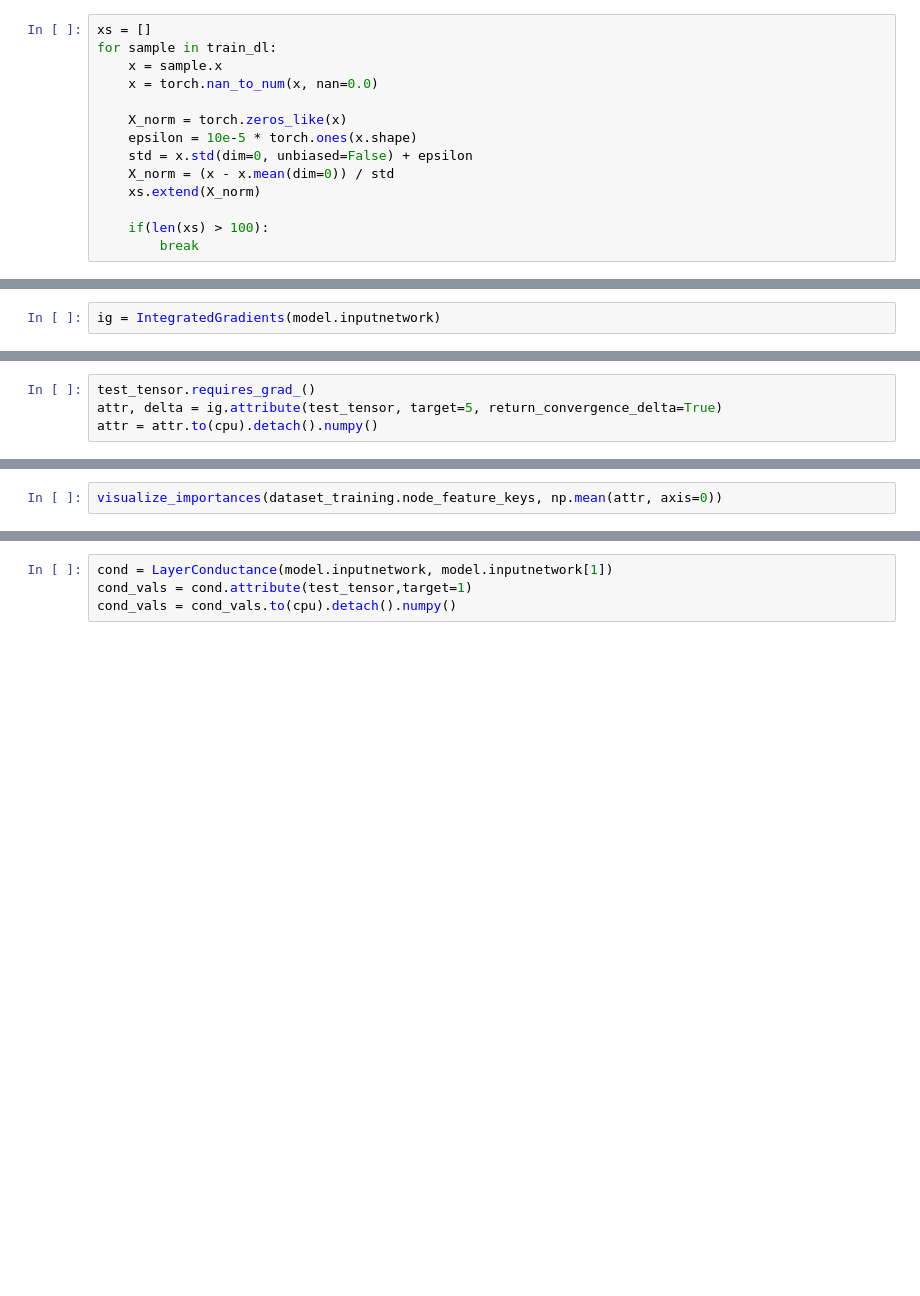
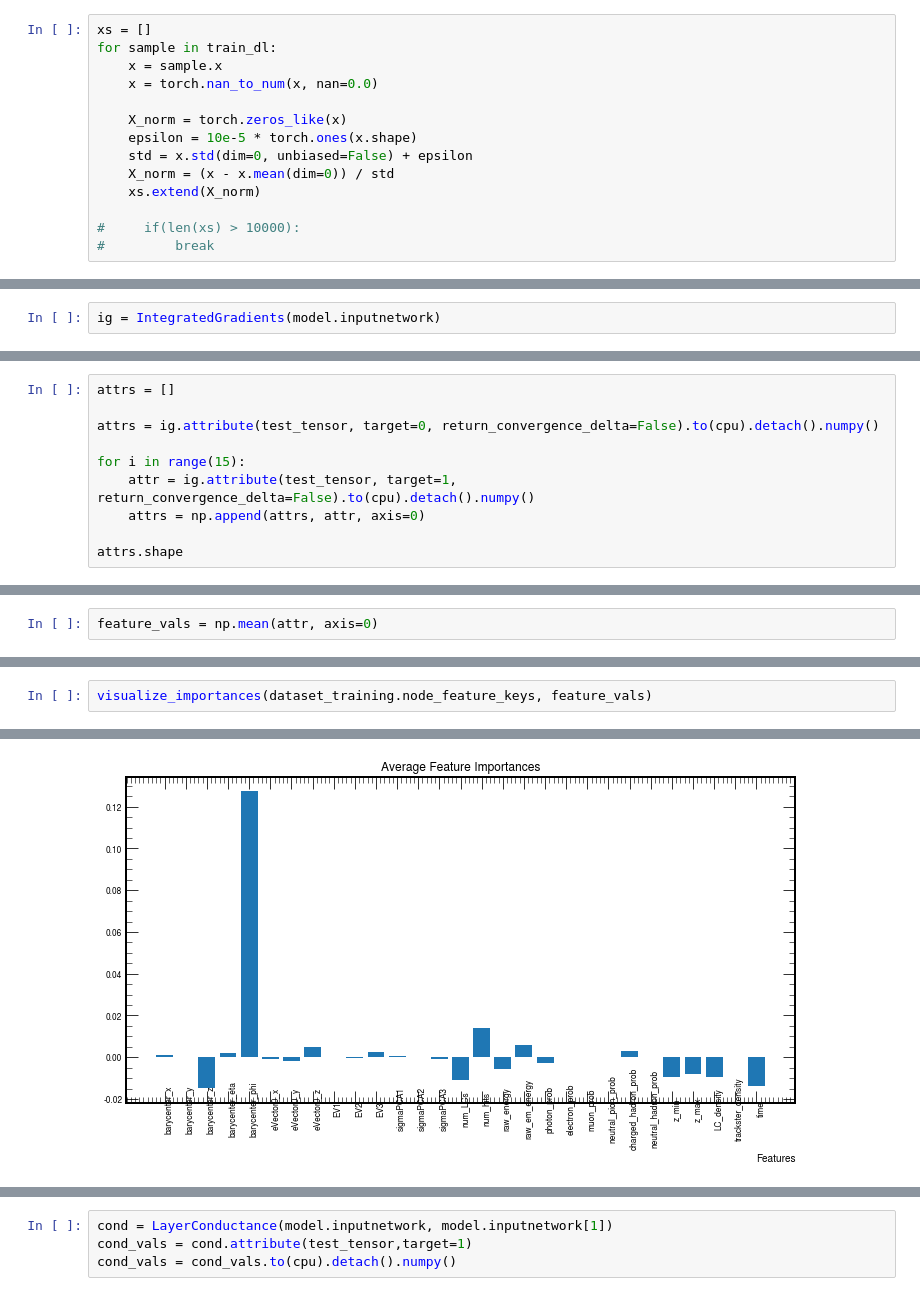
Before and after one commit to chrisizeh/Graph_Linking, a Jupyter notebook: interpret_mdel.ipynb, the cells around one changed output, grey strips where cells are left out. Drawn from its saved outputs; the diff is of its cells as text; blank space fills up the shorter version.

Commit message:
add filter for dataset features

```diff
--- a/interpret_mdel.ipynb
+++ b/interpret_mdel.ipynb
@@ -133,8 +133,8 @@ for sample in train_dl:
     X_norm = (x - x.mean(dim=0)) / std
     xs.extend(X_norm)
 
-    if(len(xs) > 100):
-        break
+#     if(len(xs) > 10000):
+#         break
 # %%
 test_tensor = torch.tensor(np.array(xs)).float().to(device)
 test_tensor.shape
@@ -176,4 +162,10 @@ tensor([[ 2.5020e-01, -1.1202e-03, -3.7396e-03,  ...,  5.4273e-01,
-# %%
-test_tensor.requires_grad_()
-attr, delta = ig.attribute(test_tensor, target=5, return_convergence_delta=True)
-attr = attr.to(cpu).detach().numpy()
+# %%
+attrs = []
+
+attrs = ig.attribute(test_tensor, target=0, return_convergence_delta=False).to(cpu).detach().numpy()
+
+for i in range(15):
+    attr = ig.attribute(test_tensor, target=1, return_convergence_delta=False).to(cpu).detach().numpy()
+    attrs = np.append(attrs, attr, axis=0)
+
+attrs.shape
@@ -180,2 +174,2 @@ attr = attr.to(cpu).detach().numpy()
 # %%
-visualize_importances(dataset_training.node_feature_keys, np.mean(attr, axis=0))
+feature_vals = np.mean(attr, axis=0)
@@ -200,0 +187,3 @@ time :  0.031
+# %%
+visualize_importances(dataset_training.node_feature_keys, feature_vals)
+# %% [output]
@@ -200,0 +207 @@ time :  0.031
+[figure, added]
```
Also changed, not shown: parts of 10 cells of this notebook, 3 other files.
